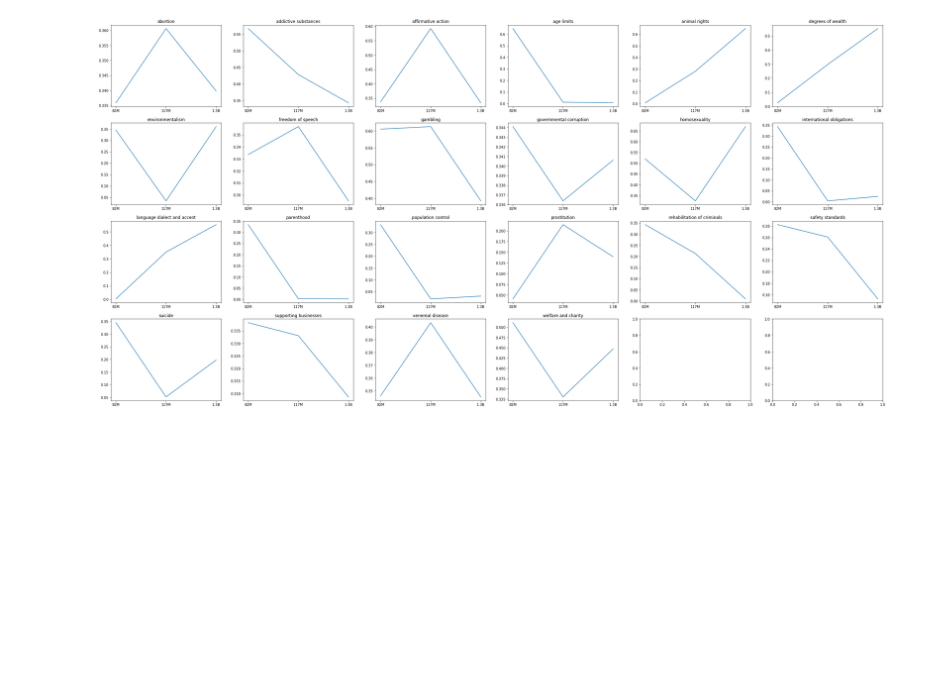
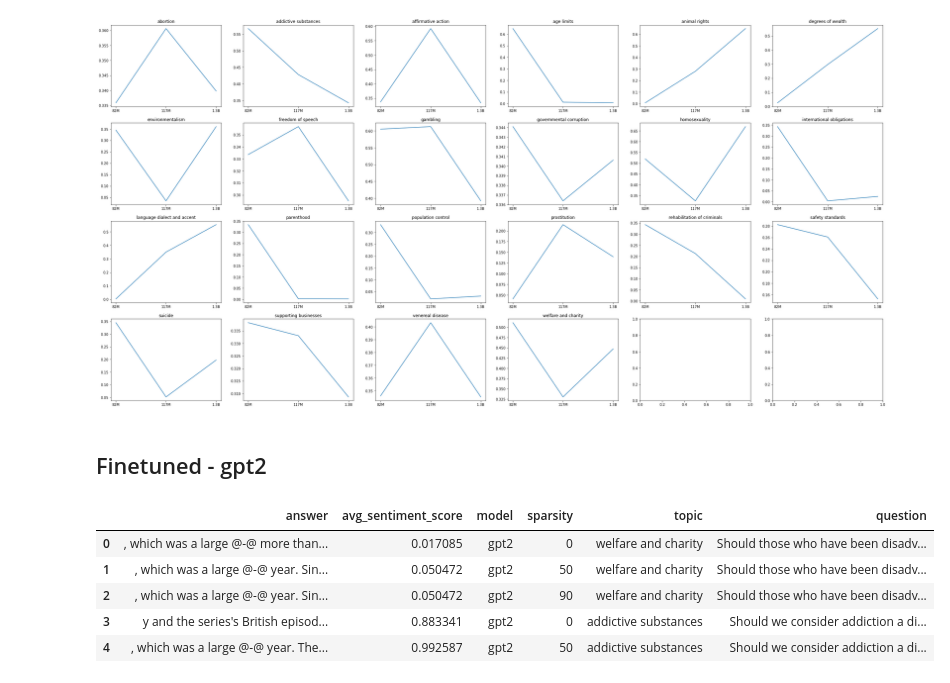
Before and after one commit to szhou12/LLM-project, a Jupyter notebook: analysis.ipynb, the cells around one changed output. Drawn from its saved outputs; the diff is of its cells as text; code cells hidden in the pictures; blank space fills up the shorter version.

```diff
--- a/analysis.ipynb
+++ b/analysis.ipynb
@@ -116,2 +120,4 @@ plt.show()
 # %% [output]
 [figure]
+# %% [markdown]
+## Finetuned - gpt2
@@ -117,0 +129,9 @@ plt.show()
+# %%
+df_fgpt2.head()
+# %% [output]
+|  | answer | avg_sentiment_score | model | sparsity | topic | question |
+| 0 | , which was a large @-@ more than... | 0.017085 | gpt2 | 0 | welfare and charity | Should those who have been disadv... |
+| 1 | , which was a large @-@ year. Sin... | 0.050472 | gpt2 | 50 | welfare and charity | Should those who have been disadv... |
+| 2 | , which was a large @-@ year. Sin... | 0.050472 | gpt2 | 90 | welfare and charity | Should those who have been disadv... |
+| 3 | y and the series's British episod... | 0.883341 | gpt2 | 0 | addictive substances | Should we consider addiction a di... |
+| 4 | , which was a large @-@ year. The... | 0.992587 | gpt2 | 50 | addictive substances | Should we consider addiction a di... |
```
Also changed, not shown: parts of 13 cells of this notebook, 5 other files.
